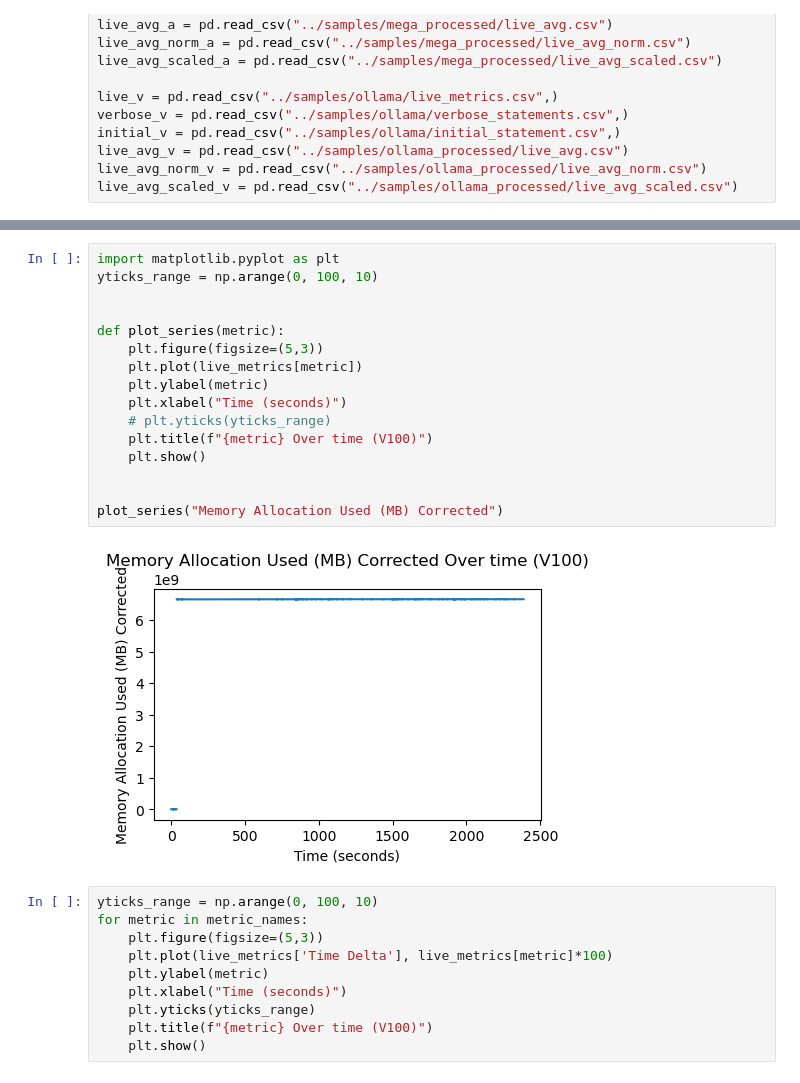
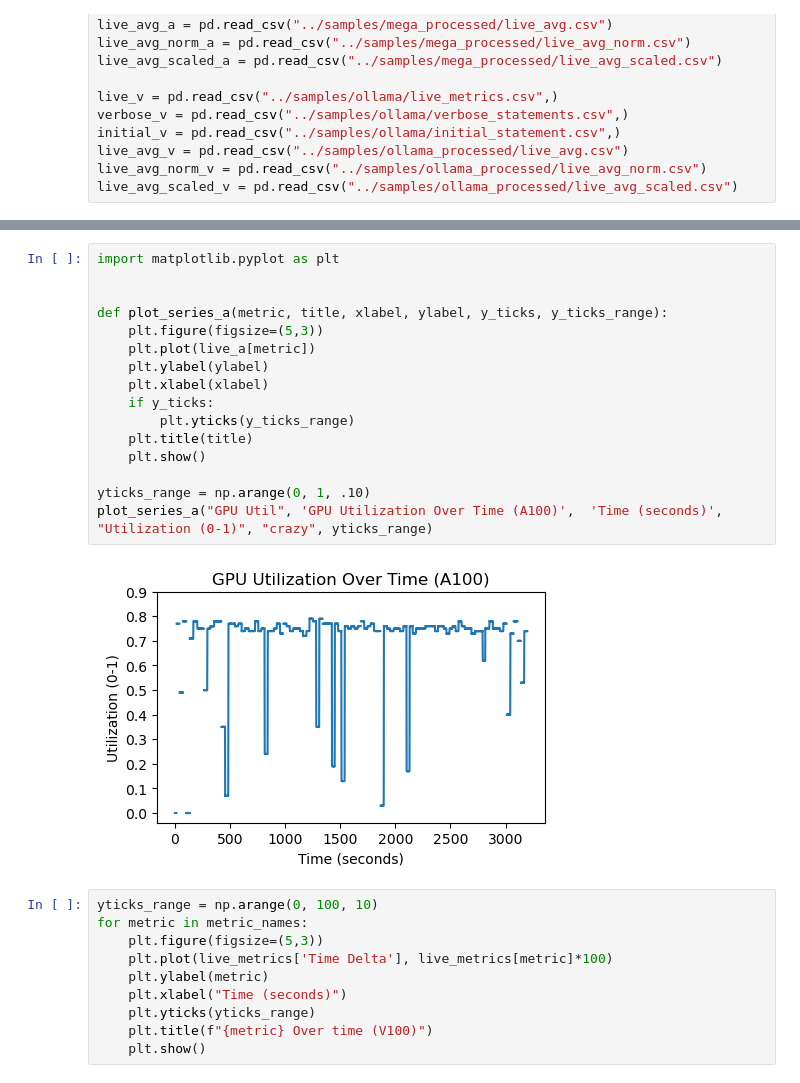
Before and after one commit to alt-rahul/5g-edge-app, a Jupyter notebook: data/processing/metric_eda.ipynb, the cells around one changed output, grey strips where cells are left out. Saved outputs shown, nothing was run; the diff lists cells and outputs as text.

Commit message:
creating a plot function

```diff
--- a/data/processing/metric_eda.ipynb
+++ b/data/processing/metric_eda.ipynb
@@ -19,21 +35,21 @@ live_avg_scaled_v = pd.read_csv("../samples/ollama_processed/live_avg_scaled.csv
 # %%
 import matplotlib.pyplot as plt
-yticks_range = np.arange(0, 100, 10)
 
 
-def plot_series(metric):
+def plot_series_a(metric, title, xlabel, ylabel, y_ticks, y_ticks_range):
     plt.figure(figsize=(5,3))
-    plt.plot(live_metrics[metric])
-    plt.ylabel(metric)
-    plt.xlabel("Time (seconds)")
-    # plt.yticks(yticks_range)
-    plt.title(f"{metric} Over time (V100)")
+    plt.plot(live_a[metric])
+    plt.ylabel(ylabel)
+    plt.xlabel(xlabel)
+    if y_ticks:
+        plt.yticks(y_ticks_range)
+    plt.title(title)
     plt.show()
 
-
-plot_series("Memory Allocation Used (MB) Corrected")
+yticks_range = np.arange(0, 1, .10)
+plot_series_a("GPU Util", 'GPU Utilization Over Time (A100)',  'Time (seconds)', "Utilization (0-1)", "crazy", yticks_range)
 # %% [output]
-[figure, old version]
+[figure, new version]
 # %%
 yticks_range = np.arange(0, 100, 10)
 for metric in metric_names:
```
Also changed, not shown: parts of 1 cell of this notebook.
